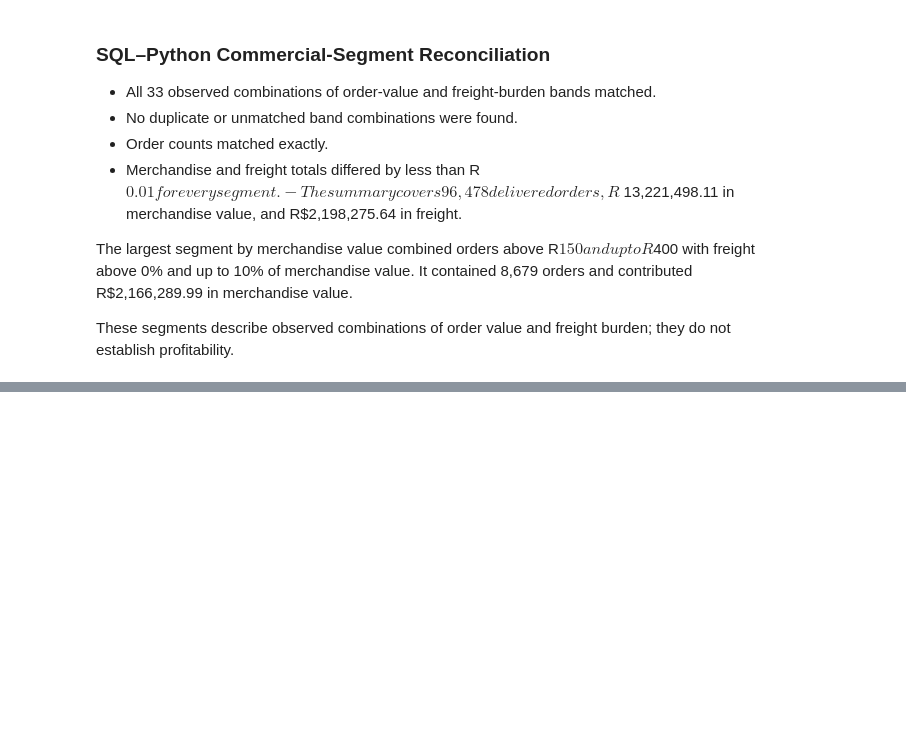
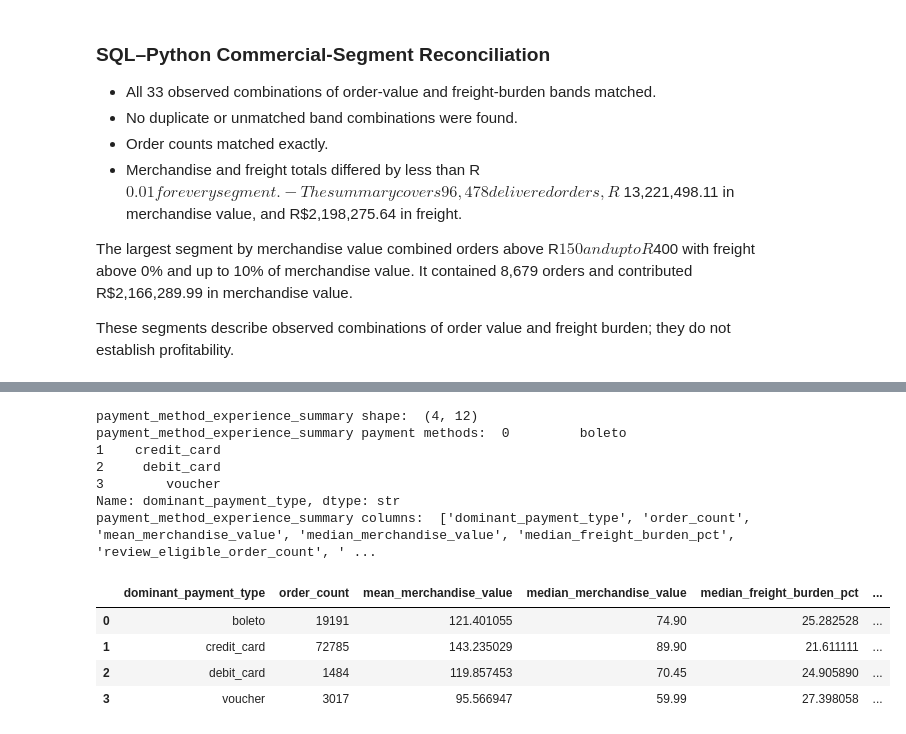
Before and after one commit to Yash1thHJ/DataAnalyst, a Jupyter notebook: notebooks/07_payment_and_commercial_analysis.ipynb, the cells around one changed output, grey strips where cells are left out. Cells and saved outputs as stored; diff of their text form; code cells hidden in the pictures; blank space fills up the shorter version.

```diff
--- a/notebooks/07_payment_and_commercial_analysis.ipynb
+++ b/notebooks/07_payment_and_commercial_analysis.ipynb
@@ -3180,0 +3206,19 @@ These segments describe observed combinations of order value and freight burden;
+# %%
+# Inspect the existing Python payment-method experience summary before SQL–Python reconciliation.
+print("payment_method_experience_summary shape: ", payment_method_experience_summary.shape)
+print("payment_method_experience_summary payment methods: ", payment_method_experience_summary['dominant_payment_type'])
+print("payment_method_experience_summary columns: ", payment_method_experience_summary.columns.to_list())
+display(payment_method_experience_summary)
+# %% [output]
+payment_method_experience_summary shape:  (4, 12)
+payment_method_experience_summary payment methods:  0         boleto
+1    credit_card
+2     debit_card
+3        voucher
+Name: dominant_payment_type, dtype: str
+payment_method_experience_summary columns:  ['dominant_payment_type', 'order_count', 'mean_merchandise_value', 'median_merchandise_value', 'median_freight_burden_pct', 'review_eligible_order_count', ' ...
+|  | dominant_payment_type | order_count | mean_merchandise_value | median_merchandise_value | median_freight_burden_pct | ... |
+| 0 | boleto | 19191 | 121.401055 | 74.90 | 25.282528 | ... |
+| 1 | credit_card | 72785 | 143.235029 | 89.90 | 21.611111 | ... |
+| 2 | debit_card | 1484 | 119.857453 | 70.45 | 24.905890 | ... |
+| 3 | voucher | 3017 | 95.566947 | 59.99 | 27.398058 | ... |
```
Also changed, not shown: parts of 3 cells of this notebook, 2 other files.
